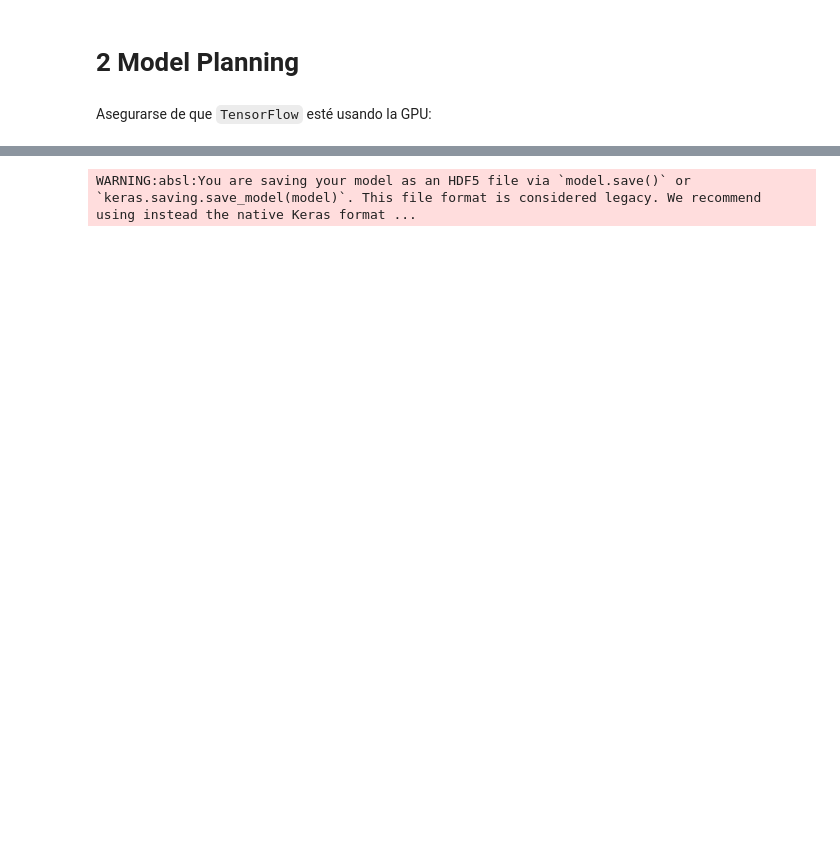
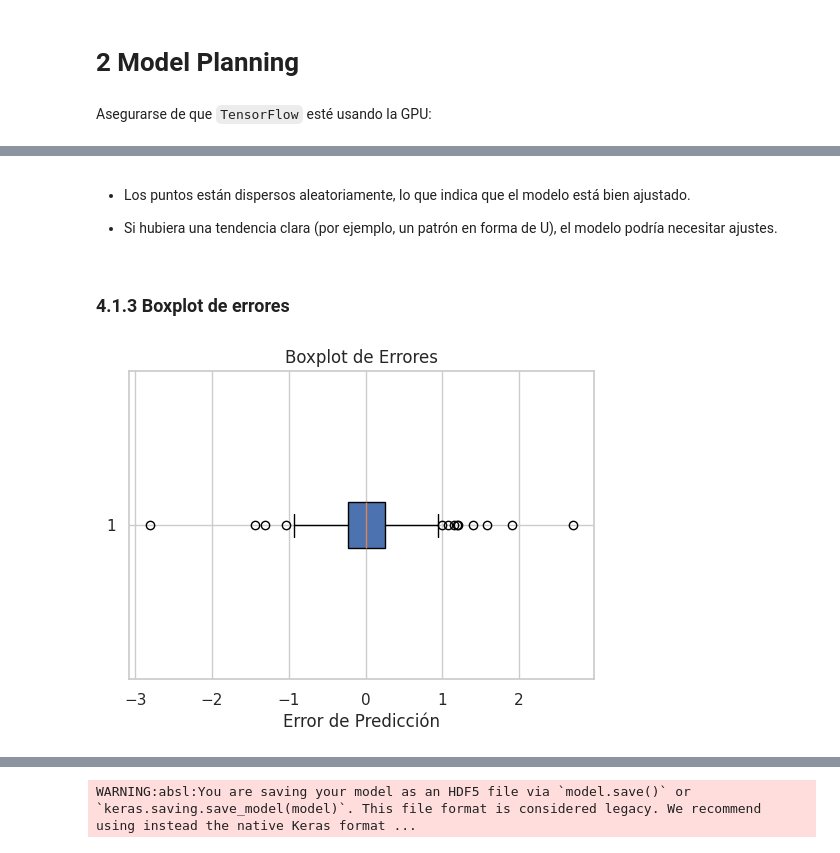
Before and after one commit to alejandrorod-tajamar/HousingPricesPrediction, a Jupyter notebook: Housing.ipynb, the cells around one changed output, grey strips where cells are left out. Drawn from its saved outputs; the diff is of its cells as text; code cells hidden in the pictures; blank space fills up the shorter version.

```diff
--- a/Housing.ipynb
+++ b/Housing.ipynb
@@ -684,0 +689,14 @@ R² Mi Modelo: 0.7144
+# %% [markdown]
+- Los puntos están dispersos aleatoriamente, lo que indica que el modelo está bien ajustado.
+
+- Si hubiera una tendencia clara (por ejemplo, un patrón en forma de U), el modelo podría necesitar ajustes.
+# %% [markdown]
+### 4.1.3 Boxplot de errores
+# %%
+plt.figure(figsize=(6,4))
+plt.boxplot(residuals, vert=False, patch_artist=True)
+plt.xlabel("Error de Predicción")
+plt.title("Boxplot de Errores")
+plt.show()
+# %% [output]
+[figure, added]
```
Also changed, not shown: parts of 47 cells of this notebook, 3 other files.
